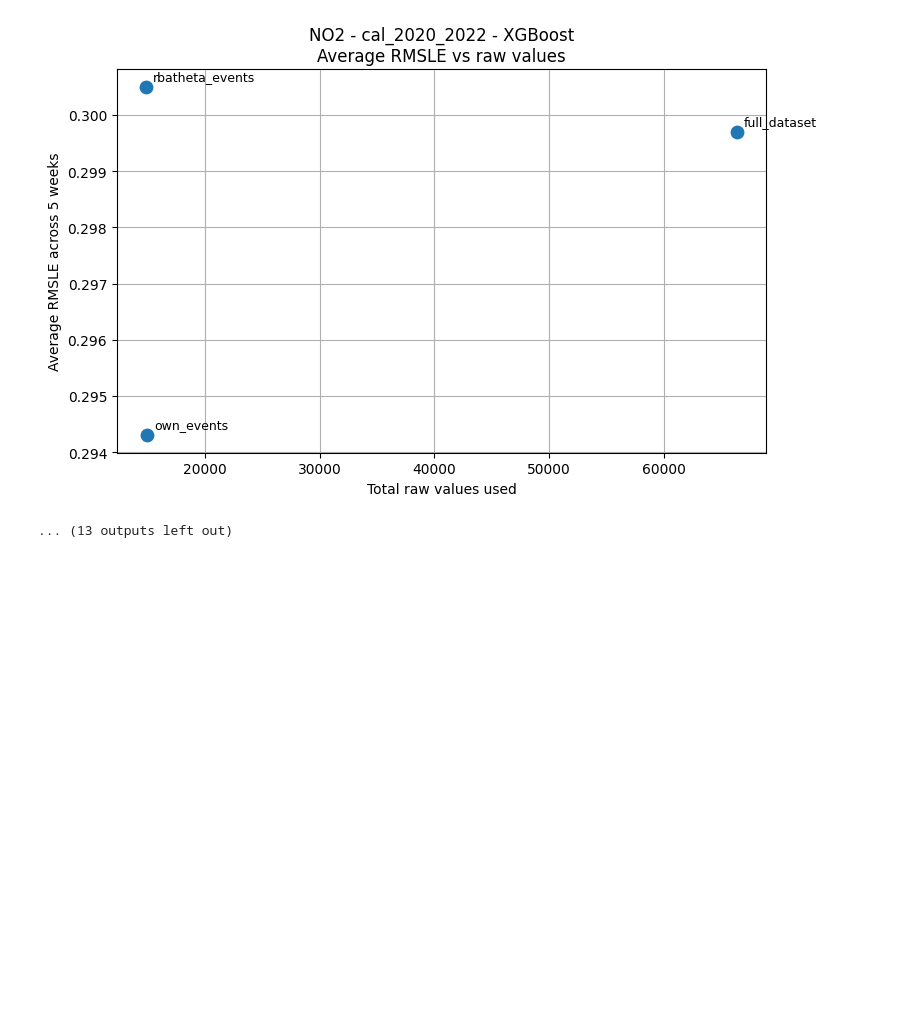
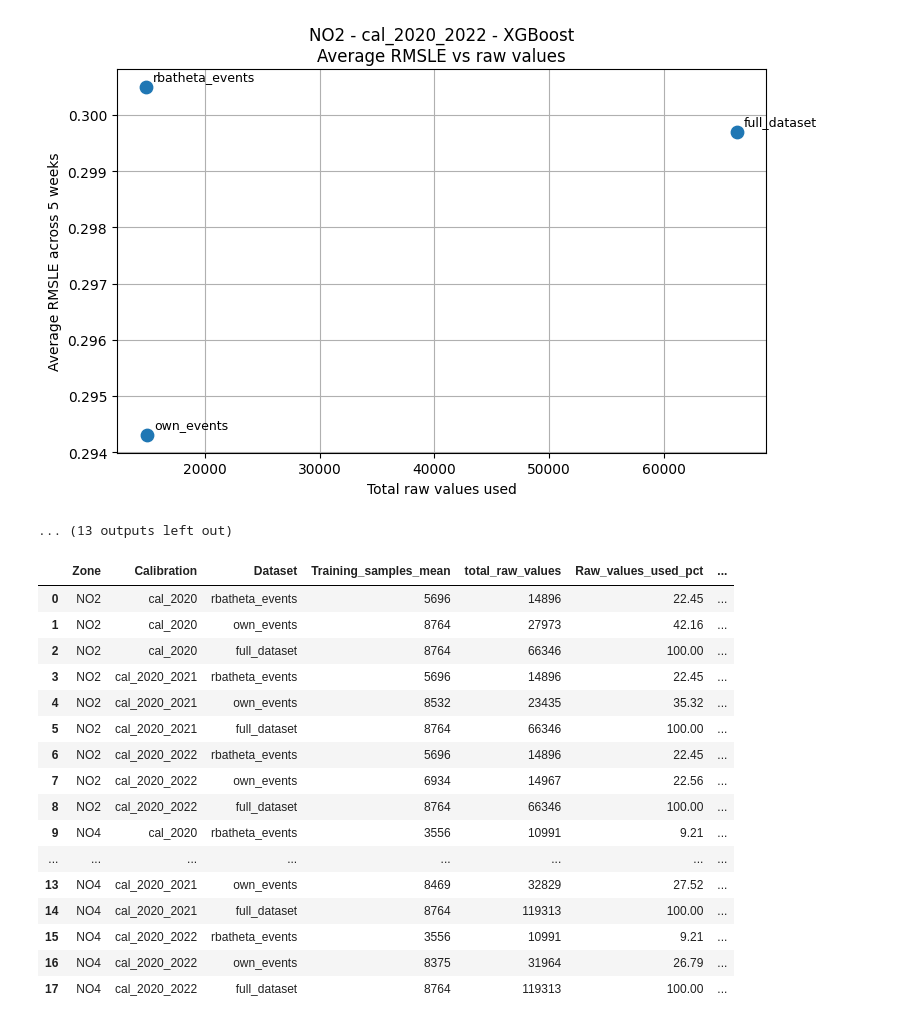
Before and after one commit to huugoox/tfg, a Jupyter notebook: notebooks/Analysis/FinalExperiment.ipynb, the cells around one changed output. Drawn from its saved outputs; the diff is of its cells as text; code cells hidden in the pictures; blank space fills up the shorter version.

Commit message:
Extracting results

```diff
--- a/notebooks/Analysis/FinalExperiment.ipynb
+++ b/notebooks/Analysis/FinalExperiment.ipynb
@@ -3879,3 +3879,93 @@ print(plots_dir)
 [figure]
 [figure]
 ... (13 outputs left out)
+# %%
+# ============================================================
+# AVERAGE ACROSS MODELS BY ZONE, CALIBRATION AND DATASET
+# ============================================================
+
+avg_by_calibration_table = (
+    presentation_results_table
+    .groupby(
+        [
+            "Zone",
+            "Calibration",
+            "Dataset",
+        ],
+        as_index=False
+    )
+    .agg(
+        Training_samples_mean=("Training samples", "mean"),
+        total_raw_values=("total_raw_values", "mean"),
+        Raw_values_used_pct=("Raw values used (%)", "mean"),
+        Raw_value_reduction_pct=("Raw value reduction (%)", "mean"),
+        RMSE_mean=("RMSE_mean", "mean"),
+        RMSLE_mean=("RMSLE_mean", "mean"),
+        n_models=("Model", "nunique"),
+    )
+)
+
+# Round values for presentation
+avg_by_calibration_table["Training_samples_mean"] = (
+    avg_by_calibration_table["Training_samples_mean"].round(0).astype(int)
+)
+
+avg_by_calibration_table["total_raw_values"] = (
+    avg_by_calibration_table["total_raw_values"].round(0).astype(int)
+)
+
+avg_by_calibration_table["Raw_values_used_pct"] = (
+    avg_by_calibration_table["Raw_values_used_pct"].round(2)
+)
+
+avg_by_calibration_table["Raw_value_reduction_pct"] = (
+    avg_by_calibration_table["Raw_value_reduction_pct"].round(2)
+)
+
+avg_by_calibration_table["RMSE_mean"] = (
+    avg_by_calibration_table["RMSE_mean"].round(4)
+)
+
+avg_by_calibration_table["RMSLE_mean"] = (
+    avg_by_calibration_table["RMSLE_mean"].round(4)
+)
+
+# Sort for readability
+avg_by_calibration_table = avg_by_calibration_table.sort_values(
+    [
+        "Zone",
+        "Calibration",
+        "total_raw_values",
+    ]
+).reset_index(drop=True)
+
+# Save outputs
+avg_by_calibration_table.to_csv(
+    tables_dir / "avg_by_calibration_table.csv",
+    index=False,
+)
+
+avg_by_calibration_table.to_excel(
+    tables_dir / "avg_by_calibration_table.xlsx",
+    index=False,
+)
+
+display(avg_by_calibration_table)
+# %% [output]
+|  | Zone | Calibration | Dataset | Training_samples_mean | total_raw_values | Raw_values_used_pct | ... |
+| 0 | NO2 | cal_2020 | rbatheta_events | 5696 | 14896 | 22.45 | ... |
+| 1 | NO2 | cal_2020 | own_events | 8764 | 27973 | 42.16 | ... |
+| 2 | NO2 | cal_2020 | full_dataset | 8764 | 66346 | 100.00 | ... |
+| 3 | NO2 | cal_2020_2021 | rbatheta_events | 5696 | 14896 | 22.45 | ... |
+| 4 | NO2 | cal_2020_2021 | own_events | 8532 | 23435 | 35.32 | ... |
+| 5 | NO2 | cal_2020_2021 | full_dataset | 8764 | 66346 | 100.00 | ... |
+| 6 | NO2 | cal_2020_2022 | rbatheta_events | 5696 | 14896 | 22.45 | ... |
+| 7 | NO2 | cal_2020_2022 | own_events | 6934 | 14967 | 22.56 | ... |
+| 8 | NO2 | cal_2020_2022 | full_dataset | 8764 | 66346 | 100.00 | ... |
+| 9 | NO4 | cal_2020 | rbatheta_events | 3556 | 10991 | 9.21 | ... |
+| ... | ... | ... | ... | ... | ... | ... | ... |
+| 13 | NO4 | cal_2020_2021 | own_events | 8469 | 32829 | 27.52 | ... |
+| 14 | NO4 | cal_2020_2021 | full_dataset | 8764 | 119313 | 100.00 | ... |
+| 15 | NO4 | cal_2020_2022 | rbatheta_events | 3556 | 10991 | 9.21 | ... |
+| 16 | NO4 | cal_2020_2022 | own_events | 8375 | 31964 | 26.79 | ... |
+| 17 | NO4 | cal_2020_2022 | full_dataset | 8764 | 119313 | 100.00 | ... |
```
Also changed, not shown: parts of 1 cell of this notebook, 1 other file.
